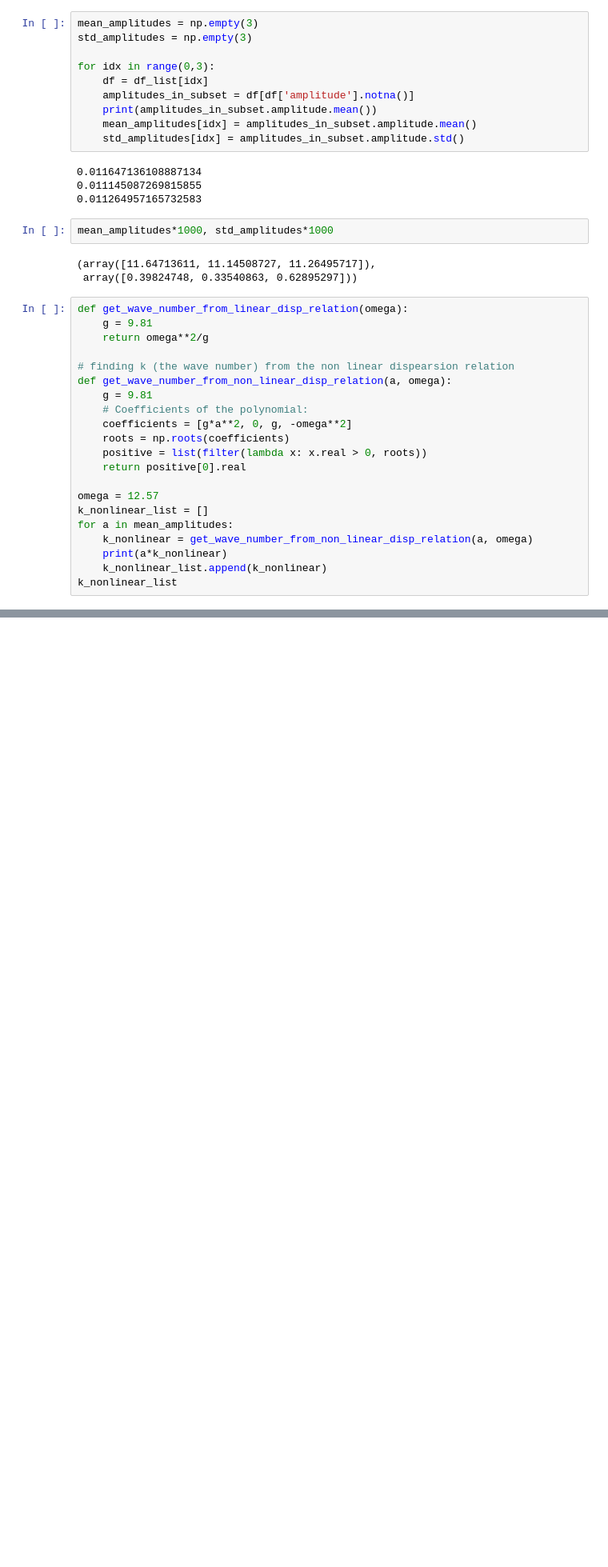
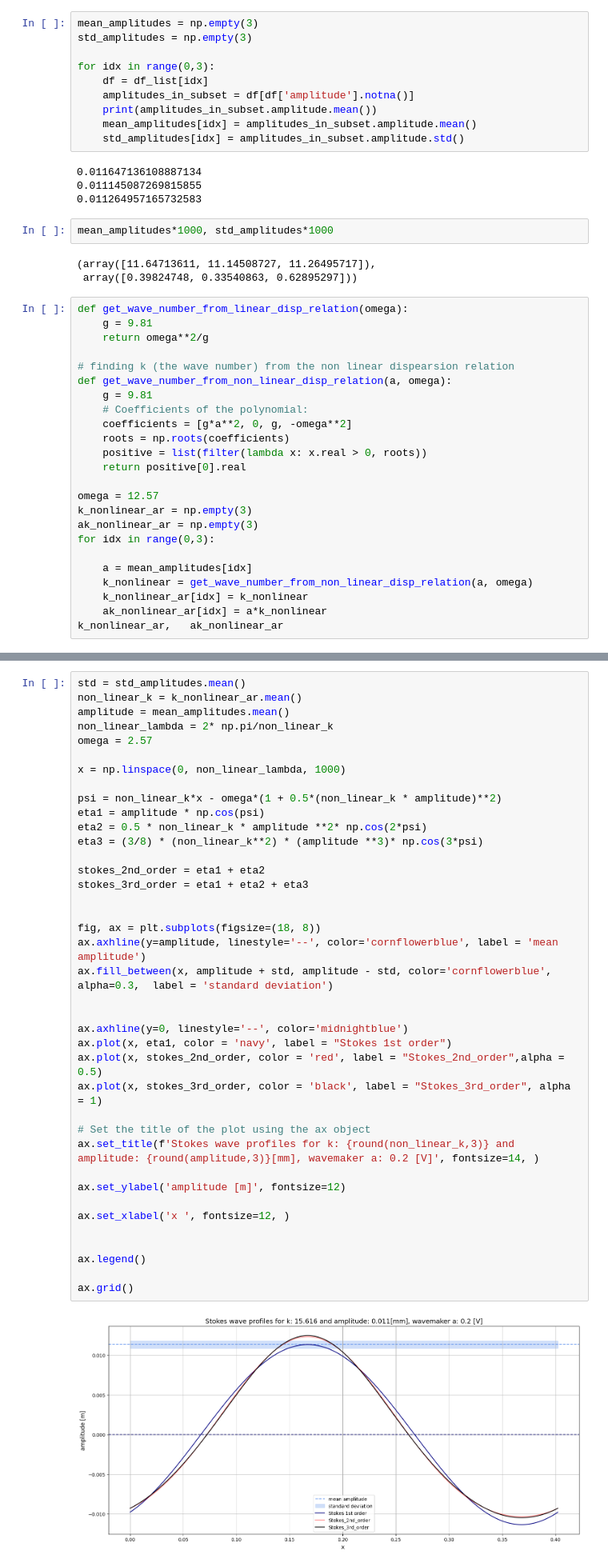
Before and after one commit to AnnaWojciechowska/MEK4600, a Jupyter notebook: ultrasound_data_processing/amplitude_02.ipynb, the cells around one changed output, grey strips where cells are left out. Shown at 80% size. Saved outputs shown, nothing was run; the diff lists cells and outputs as text; blank space fills up the shorter version.

```diff
--- a/ultrasound_data_processing/amplitude_02.ipynb
+++ b/ultrasound_data_processing/amplitude_02.ipynb
@@ -160,10 +161,13 @@ def get_wave_number_from_non_linear_disp_relation(a, omega):
     return positive[0].real
 
 omega = 12.57
-k_nonlinear_list = []
-for a in mean_amplitudes:
+k_nonlinear_ar = np.empty(3)
+ak_nonlinear_ar = np.empty(3)
+for idx in range(0,3):
+
+    a = mean_amplitudes[idx]
     k_nonlinear = get_wave_number_from_non_linear_disp_relation(a, omega)
-    print(a*k_nonlinear)
-    k_nonlinear_list.append(k_nonlinear)
-k_nonlinear_list
+    k_nonlinear_ar[idx] = k_nonlinear
+    ak_nonlinear_ar[idx] = a*k_nonlinear
+k_nonlinear_ar,   ak_nonlinear_ar
 # %% [output]
@@ -177,0 +194,41 @@ get_wave_number_from_linear_disp_relation(12.57)
+# %%
+std = std_amplitudes.mean()
+non_linear_k = k_nonlinear_ar.mean()
+amplitude = mean_amplitudes.mean()
+non_linear_lambda = 2* np.pi/non_linear_k
+omega = 2.57
+
+x = np.linspace(0, non_linear_lambda, 1000)
+
+psi = non_linear_k*x - omega*(1 + 0.5*(non_linear_k * amplitude)**2)
+eta1 = amplitude * np.cos(psi)
+eta2 = 0.5 * non_linear_k * amplitude **2* np.cos(2*psi)
+eta3 = (3/8) * (non_linear_k**2) * (amplitude **3)* np.cos(3*psi)
+
+stokes_2nd_order = eta1 + eta2
+stokes_3rd_order = eta1 + eta2 + eta3
+
+
+fig, ax = plt.subplots(figsize=(18, 8))
+ax.axhline(y=amplitude, linestyle='--', color='cornflowerblue', label = 'mean amplitude')
+ax.fill_between(x, amplitude + std, amplitude - std, color='cornflowerblue', alpha=0.3,  label = 'standard deviation')
+
+
+ax.axhline(y=0, linestyle='--', color='midnightblue')
+ax.plot(x, eta1, color = 'navy', label = "Stokes 1st order")
+ax.plot(x, stokes_2nd_order, color = 'red', label = "Stokes_2nd_order",alpha = 0.5)
+ax.plot(x, stokes_3rd_order, color = 'black', label = "Stokes_3rd_order", alpha = 1)
+
+# Set the title of the plot using the ax object
+ax.set_title(f'Stokes wave profiles for k: {round(non_linear_k,3)} and amplitude: {round(amplitude,3)}[mm], wavemaker a: 0.2 [V]', fontsize=14, )
+
+ax.set_ylabel('amplitude [m]', fontsize=12)
+
+ax.set_xlabel('x ', fontsize=12, )
+
+
+ax.legend()
+
+ax.grid()
+# %% [output]
+[figure, added]
```
Also changed, not shown: parts of 12 cells of this notebook, 1 other file.
